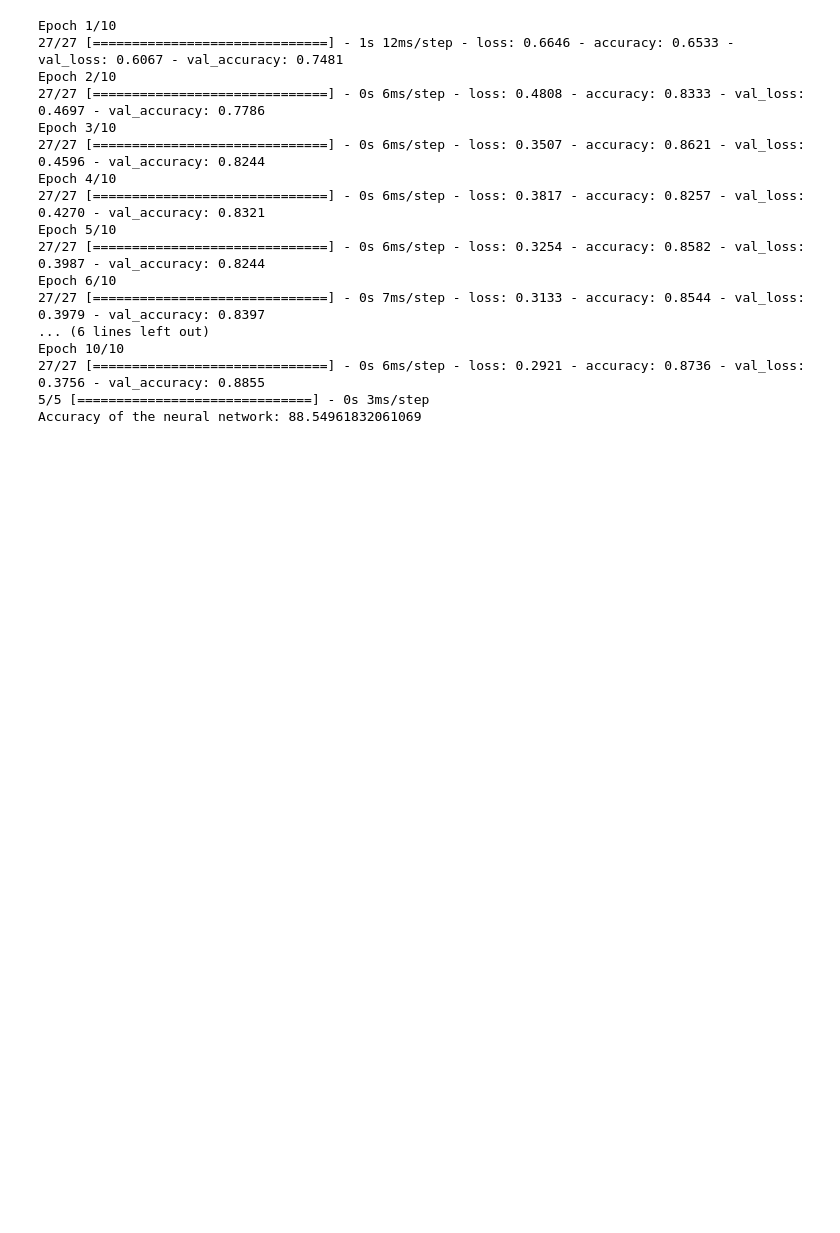
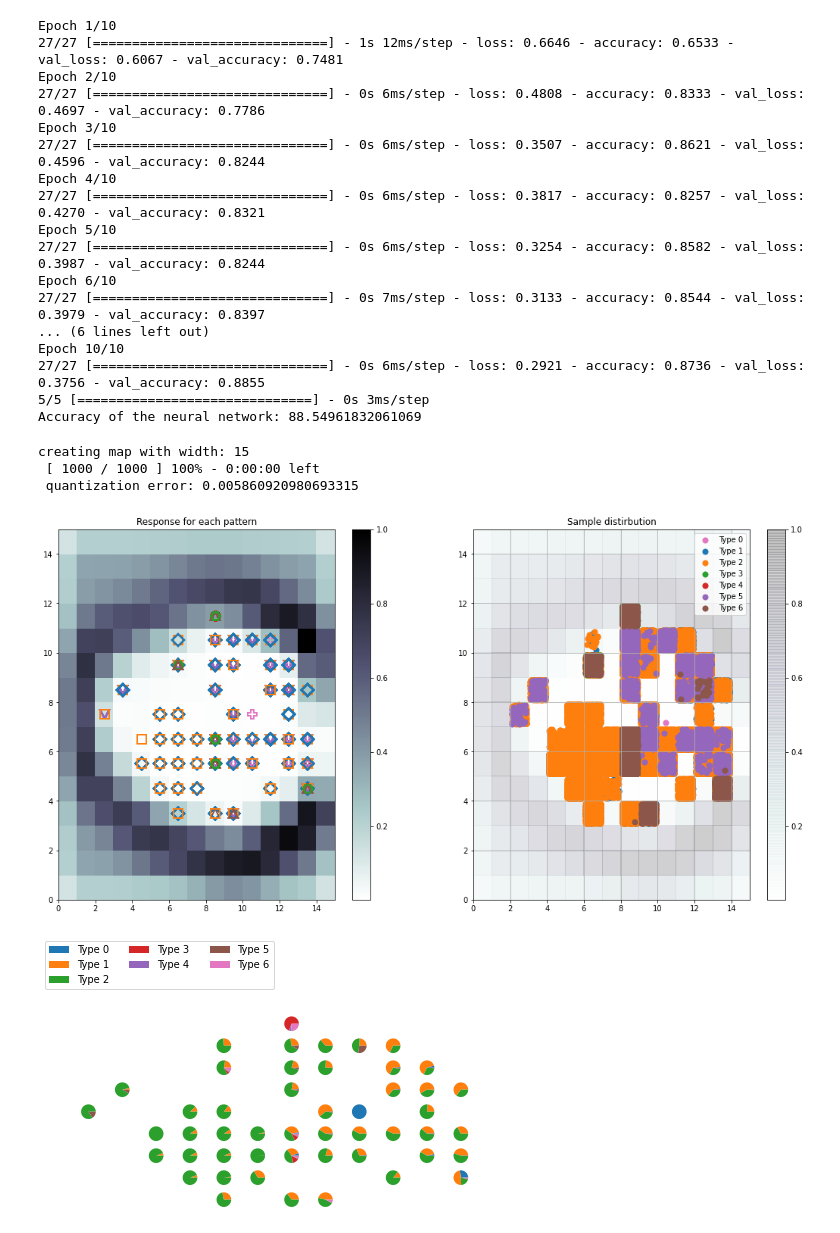
Before and after one commit to ignis05/uj-ci, a Jupyter notebook: Project1.ipynb, the cells around one changed output. Drawn from its saved outputs; the diff is of its cells as text; code cells hidden in the pictures; blank space fills up the shorter version.

```diff
--- a/Project1.ipynb
+++ b/Project1.ipynb
@@ -380,6 +370,80 @@ Epoch 10/10
 27/27 [==============================] - 0s 6ms/step - loss: 0.2921 - accuracy: 0.8736 - val_loss: 0.3756 - val_accuracy: 0.8855
 5/5 [==============================] - 0s 3ms/step
 Accuracy of the neural network: 88.54961832061069
+# %%
+# sieć SOM dla covtype:
+
+covtype_SOM_target = covtype_y
+covtype_SOM_data = covtype_X
+
+ # rule of thumb for SOM dimentions: 5*sqrt(samples_size), however this dataset is massive enough (almost 600k samples), that trying to create map this large crashes the runtime due to isufficient RAM
+ # And all samples fit into much smaller map anyway
+covtype_mapSize = 15
+print(f'creating map with width: {covtype_mapSize}')
+covtype_SOM_model = MiniSom(covtype_mapSize, covtype_mapSize, covtype_SOM_data.shape[1], sigma=1.5, learning_rate=.5,
+                           neighborhood_function='gaussian', random_seed=0)
+
+# prepare and train model
+covtype_SOM_model.pca_weights_init(covtype_SOM_data)
+covtype_SOM_model.train(covtype_SOM_data, 1000, verbose=True)
+# %% [output]
+creating map with width: 15
+ [ 1000 / 1000 ] 100% - 0:00:00 left
+ quantization error: 0.005860920980693315
+# %%
+labels = {0: 'Type 0', 1: 'Type 1', 2: 'Type 2', 3: 'Type 3', 4: 'Type 4', 5: 'Type 5', 6: 'Type 6'}
+colors = ['C0', 'C1','C2','C3','C4','C5','C6']
+markers = ['D', 's', 'H', "o", "v", "^", "P"]
+
+plt.figure(figsize=(18, 9))
+
+# The response for each pattern in the dataset - different colors and markers for each label
+plt.subplot(1, 2, 1)
+plt.pcolor(covtype_SOM_model.distance_map().T, cmap='bone_r')  # plotting the distance map as background
+plt.colorbar()
+plt.title('Response for each pattern')
+for cnt, xx in enumerate(covtype_SOM_data):
+    w = covtype_SOM_model.winner(xx)  # getting the winner
+    # palce a marker on the winning position for the sample xx
+    plt.plot(w[0]+.5, w[1]+.5, markers[covtype_SOM_target[cnt]-1], markerfacecolor='None',
+             markeredgecolor=colors[covtype_SOM_target[cnt]-1], markersize=12, markeredgewidth=2)
+
+
+# Sample distirbution - each dot represents the coordinates of the winning neuron.
+# A random offset is added to avoid overlaps between points within the same cell.
+plt.subplot(1, 2, 2)
+plt.title('Sample distirbution')
+w_x, w_y = zip(*[covtype_SOM_model.winner(d) for d in covtype_SOM_data])
+w_x = np.array(w_x)
+w_y = np.array(w_y)
+
+plt.pcolor(covtype_SOM_model.distance_map().T, cmap='bone_r', alpha=.2)
+plt.colorbar()
+
+for c in np.unique(covtype_SOM_target):
+    idx_target = covtype_SOM_target == c
+    plt.scatter(w_x[idx_target]+.5+(np.random.rand(np.sum(idx_target))-.5)*.8,
+                w_y[idx_target]+.5+(np.random.rand(np.sum(idx_target))-.5)*.8,
+                s=50, c=colors[c-1], label=labels[c])
+plt.legend(loc='upper right')
+plt.grid()
+plt.show()
+
+
+# Pie-chart distribution.
+labels_map = covtype_SOM_model.labels_map(covtype_SOM_data, [labels[t] for t in covtype_SOM_target])
+the_grid = gridspec.GridSpec(covtype_mapSize, covtype_mapSize,plt.figure(figsize=(9, 6)))
+for position in labels_map.keys():
+    label_fracs = [labels_map[position][l] for l in labels.values()]
+    plt.subplot(the_grid[covtype_mapSize-1-position[1],
+                         position[0]], aspect=1)
+    patches, texts = plt.pie(label_fracs)
+
+plt.legend(patches, labels.values(), bbox_to_anchor=(3.5, 6.5), ncol=3)
+plt.show()
+# %% [output]
+[figure, added]
+[figure, added]
 # %%
 # sieć SOM dla credit:
 
```
Also changed, not shown: parts of 7 cells of this notebook.
